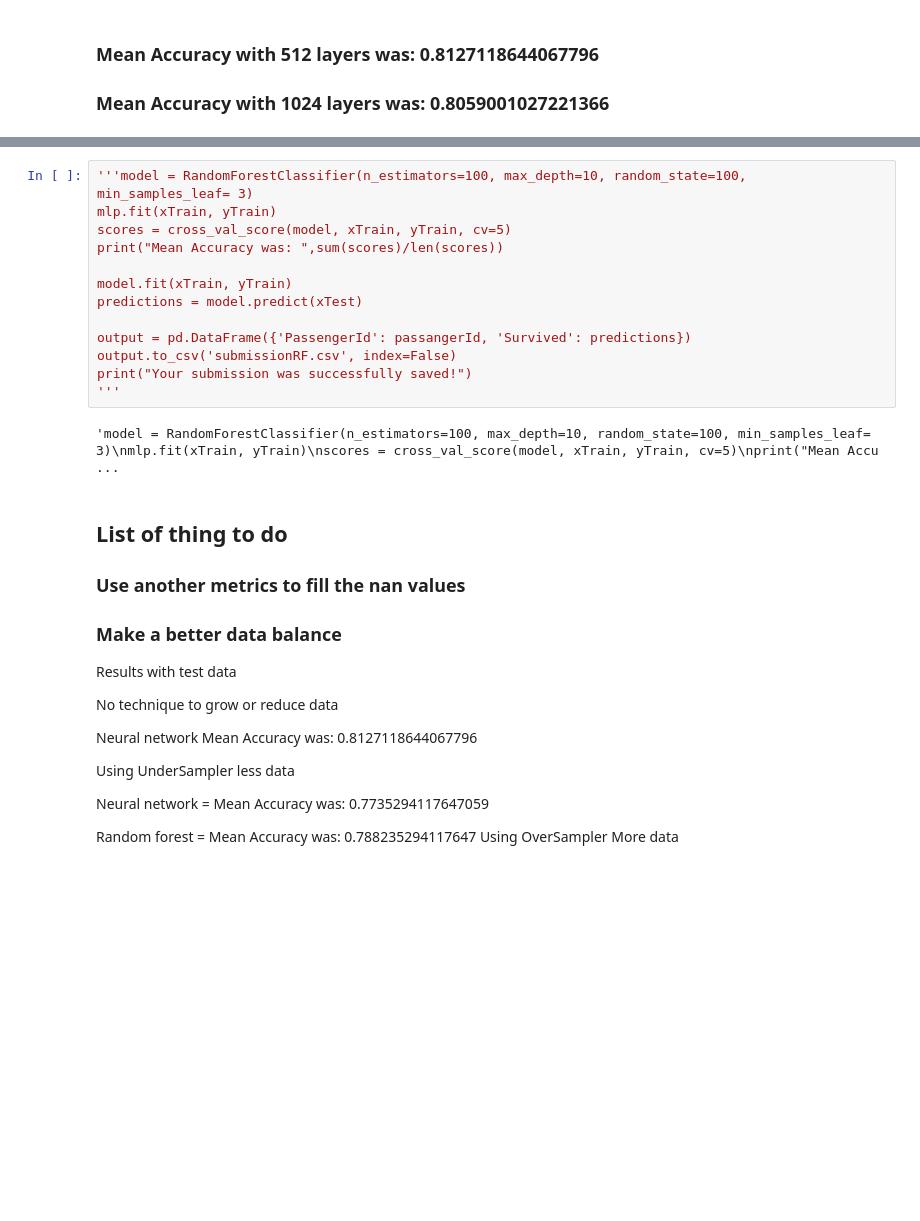
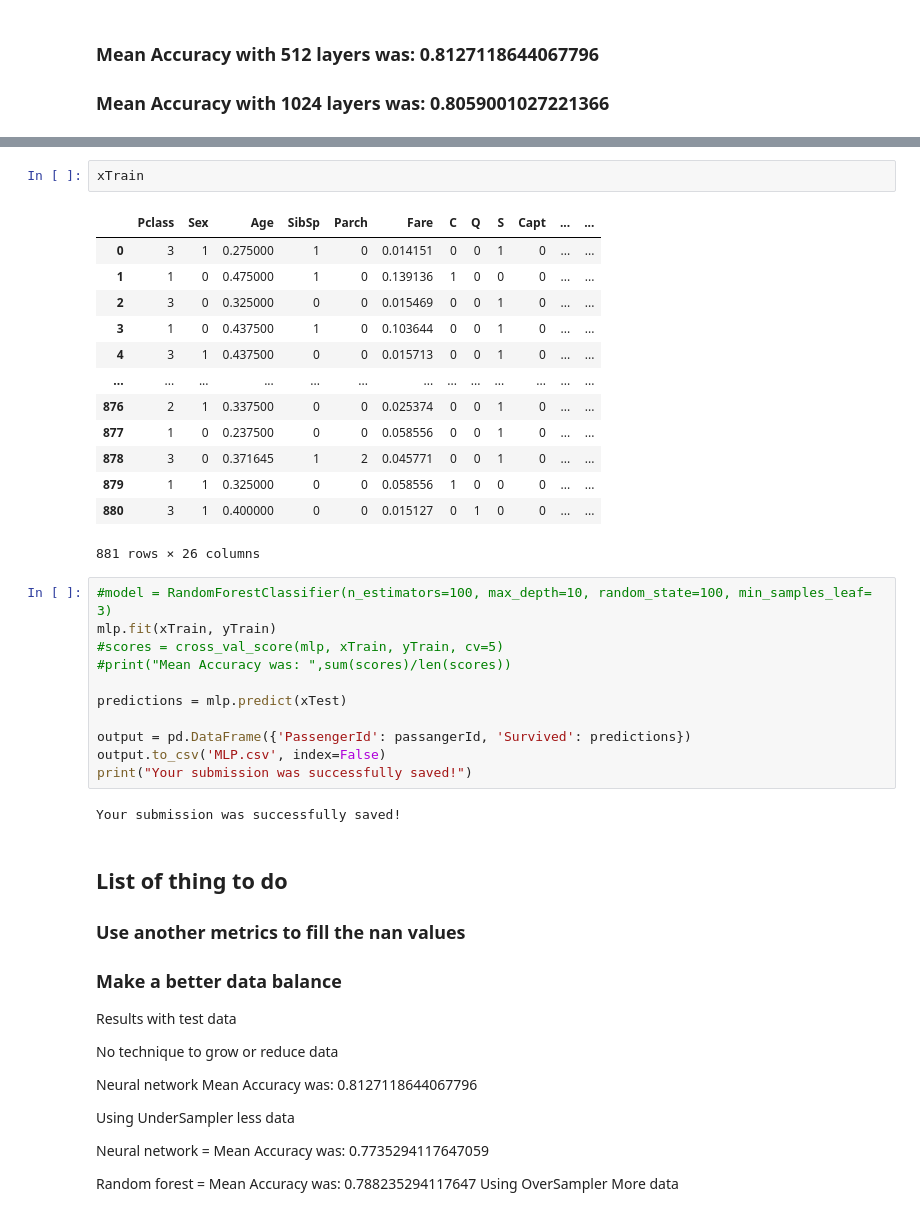
Before and after one commit to CarlosHenriqueMatos/dataExplorationAndML, a Jupyter notebook: AddingFeatureEngeneering.ipynb, the cells around one changed output, grey strips where cells are left out. Saved outputs shown, nothing was run; the diff lists cells and outputs as text; blank space fills up the shorter version.

```diff
--- a/AddingFeatureEngeneering.ipynb
+++ b/AddingFeatureEngeneering.ipynb
@@ -759,21 +765,35 @@ Index(['Pclass', 'Sex', 'Age', 'SibSp', 'Parch', 'Fare', 'C', 'Q', 'S', 'Capt',
        'Col', 'Don', 'Dr', 'Jonkheer', 'Lady', 'Major', 'Master', 'Miss',
        'Mlle', 'Mme', 'Mr', 'Mrs', 'Ms', 'Rev', 'Sir', 'Dona'],
       dtype='object')
+# %%
+xTrain
+# %% [output]
+|  | Pclass | Sex | Age | SibSp | Parch | Fare | C | Q | S | Capt | ... | ... |
+| 0 | 3 | 1 | 0.275000 | 1 | 0 | 0.014151 | 0 | 0 | 1 | 0 | ... | ... |
+| 1 | 1 | 0 | 0.475000 | 1 | 0 | 0.139136 | 1 | 0 | 0 | 0 | ... | ... |
+| 2 | 3 | 0 | 0.325000 | 0 | 0 | 0.015469 | 0 | 0 | 1 | 0 | ... | ... |
+| 3 | 1 | 0 | 0.437500 | 1 | 0 | 0.103644 | 0 | 0 | 1 | 0 | ... | ... |
+| 4 | 3 | 1 | 0.437500 | 0 | 0 | 0.015713 | 0 | 0 | 1 | 0 | ... | ... |
+| ... | ... | ... | ... | ... | ... | ... | ... | ... | ... | ... | ... | ... |
+| 876 | 2 | 1 | 0.337500 | 0 | 0 | 0.025374 | 0 | 0 | 1 | 0 | ... | ... |
+| 877 | 1 | 0 | 0.237500 | 0 | 0 | 0.058556 | 0 | 0 | 1 | 0 | ... | ... |
+| 878 | 3 | 0 | 0.371645 | 1 | 2 | 0.045771 | 0 | 0 | 1 | 0 | ... | ... |
+| 879 | 1 | 1 | 0.325000 | 0 | 0 | 0.058556 | 1 | 0 | 0 | 0 | ... | ... |
+| 880 | 3 | 1 | 0.400000 | 0 | 0 | 0.015127 | 0 | 1 | 0 | 0 | ... | ... |
+881 rows × 26 columns
 # %%
-'''model = RandomForestClassifier(n_estimators=100, max_depth=10, random_state=100, min_samples_leaf= 3)
+#model = RandomForestClassifier(n_estimators=100, max_depth=10, random_state=100, min_samples_leaf= 3)
 mlp.fit(xTrain, yTrain)
-scores = cross_val_score(model, xTrain, yTrain, cv=5)
-print("Mean Accuracy was: ",sum(scores)/len(scores))
+#scores = cross_val_score(mlp, xTrain, yTrain, cv=5)
+#print("Mean Accuracy was: ",sum(scores)/len(scores))
 
-model.fit(xTrain, yTrain)
-predictions = model.predict(xTest)
+predictions = mlp.predict(xTest)
 
 output = pd.DataFrame({'PassengerId': passangerId, 'Survived': predictions})
-output.to_csv('submissionRF.csv', index=False)
+output.to_csv('MLP.csv', index=False)
 print("Your submission was successfully saved!")
-'''
 # %% [output]
-'model = RandomForestClassifier(n_estimators=100, max_depth=10, random_state=100, min_samples_leaf= 3)\nmlp.fit(xTrain, yTrain)\nscores = cross_val_score(model, xTrain, yTrain, cv=5)\nprint("Mean Accu ...
+Your submission was successfully saved!
 # %% [markdown]
 ## List of thing to do
 ### Use another metrics to fill the nan values
```
Also changed, not shown: parts of 10 cells of this notebook.
